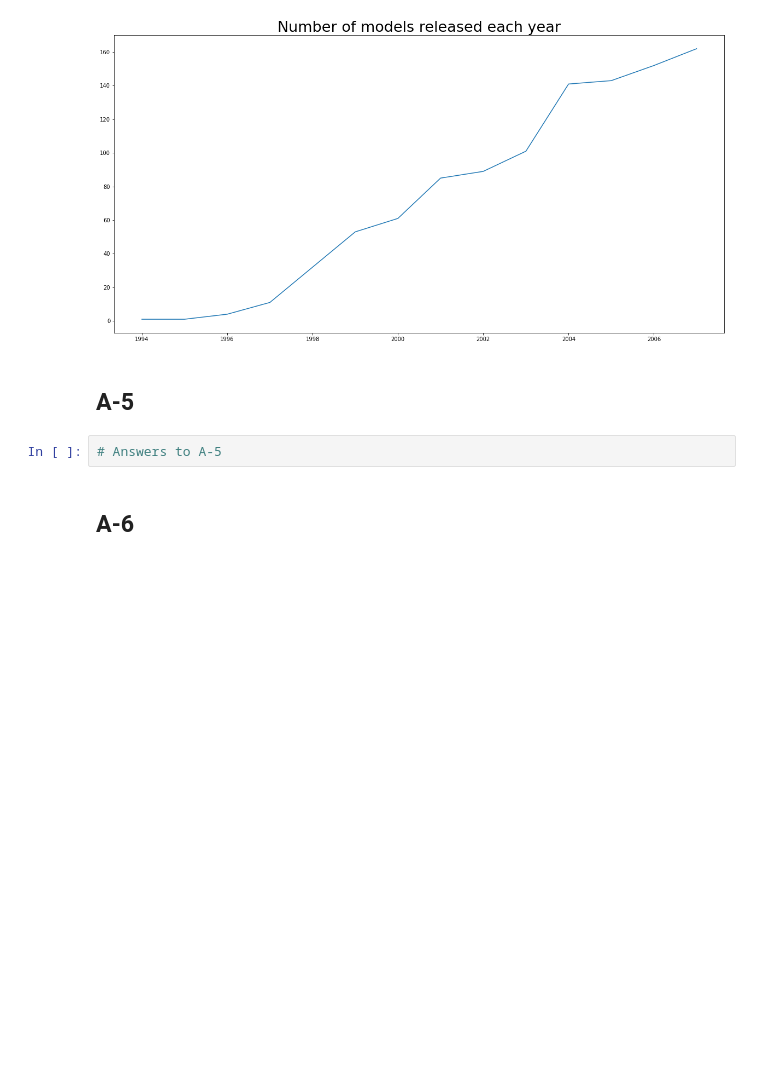
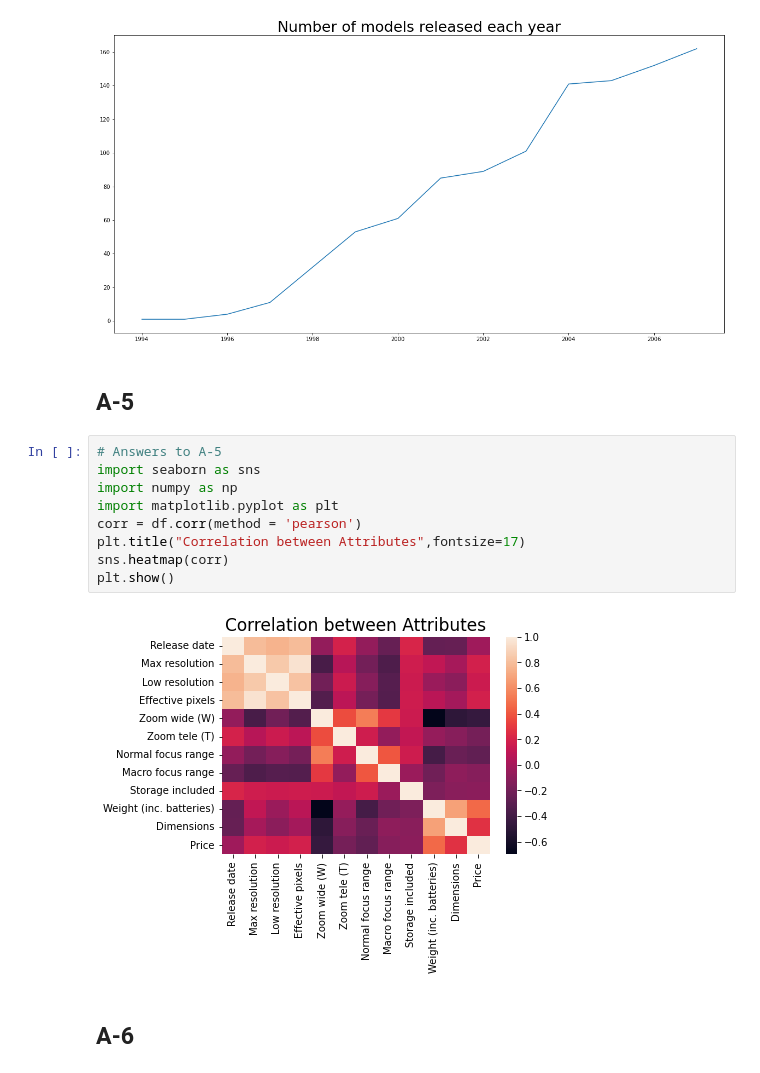
Before and after one commit to ABDULMOHSEEN-AlAli/ISE291_Project, a Jupyter notebook: Homework_3/Template HW-03.ipynb, the cells around one changed output. Saved outputs shown, nothing was run; the diff lists cells and outputs as text; blank space fills up the shorter version.

```diff
--- a/Homework_3/Template HW-03.ipynb
+++ b/Homework_3/Template HW-03.ipynb
@@ -142,6 +142,15 @@ plt.show()
 ## A-5
 # %%
 # Answers to A-5
+import seaborn as sns
+import numpy as np
+import matplotlib.pyplot as plt
+corr = df.corr(method = 'pearson')
+plt.title("Correlation between Attributes",fontsize=17)
+sns.heatmap(corr)
+plt.show()
+# %% [output]
+[figure, added]
 # %% [markdown]
 ## A-6
 # %%
```
Also changed, not shown: parts of 11 cells of this notebook.
